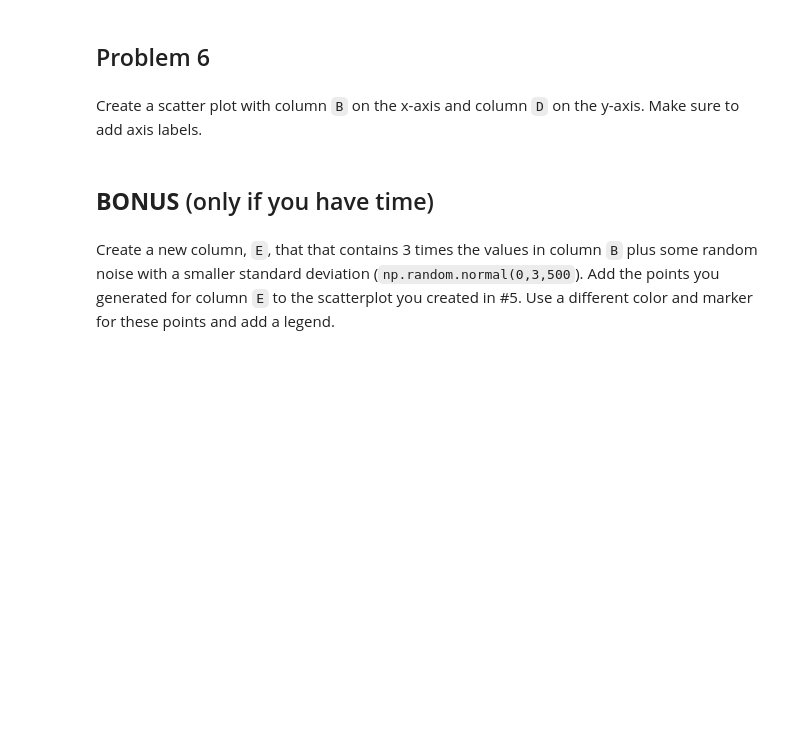
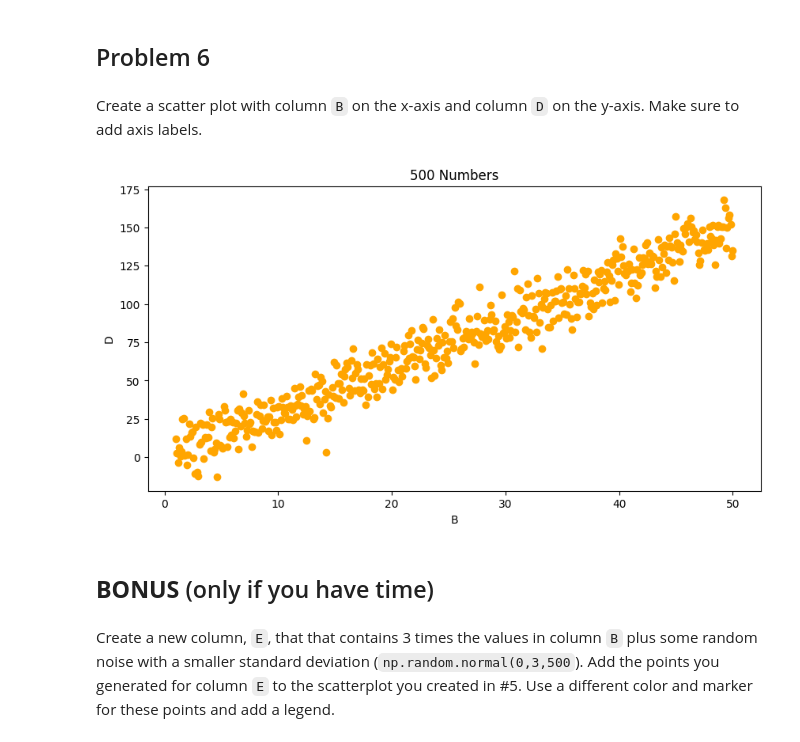
Before and after one commit to cyeef/Data-Science-Portfolio-C21-, a Jupyter notebook: Exercises/6a-Numpy,Pandas,Plotting.Exercise.ipynb, the cells around one changed output. Cells and saved outputs as stored; diff of their text form; code cells hidden in the pictures; blank space fills up the shorter version.

```diff
--- a/Exercises/6a-Numpy,Pandas,Plotting.Exercise.ipynb
+++ b/Exercises/6a-Numpy,Pandas,Plotting.Exercise.ipynb
@@ -28,3 +86,7 @@ Create a line plot of the first 100 values in column C. Make sure to add axis la
 ## Problem 5
 # %% [markdown]
 Create a new column, `D`, that contains 3 times the values in column `B` plus some random noise (`np.random.normal(0,10,500`).
+# %%
+# generated random numbers
+df['D'] = (3 * df['B']) + np.random.normal(0, 10, 500)
+print(df['D'])
@@ -32,6 +107,16 @@ Create a new column, `D`, that contains 3 times the values in column `B` plus so
 ## Problem 6
 # %% [markdown]
 Create a scatter plot with column `B` on the x-axis and column `D` on the y-axis.  Make sure to add axis labels.
+# %%
+# Scatter plot
+plt.figure(figsize=(10, 5))
+plt.scatter(df['B'], df['D'],color= 'orange')
+plt.title('500 Numbers')
+plt.xlabel('B')
+plt.ylabel('D')
+plt.show()
+# %% [output]
+[figure, added]
 # %% [markdown]
 ## **BONUS** (only if you have time)
 # %% [markdown]
```
Also changed, not shown: parts of 9 cells of this notebook.
